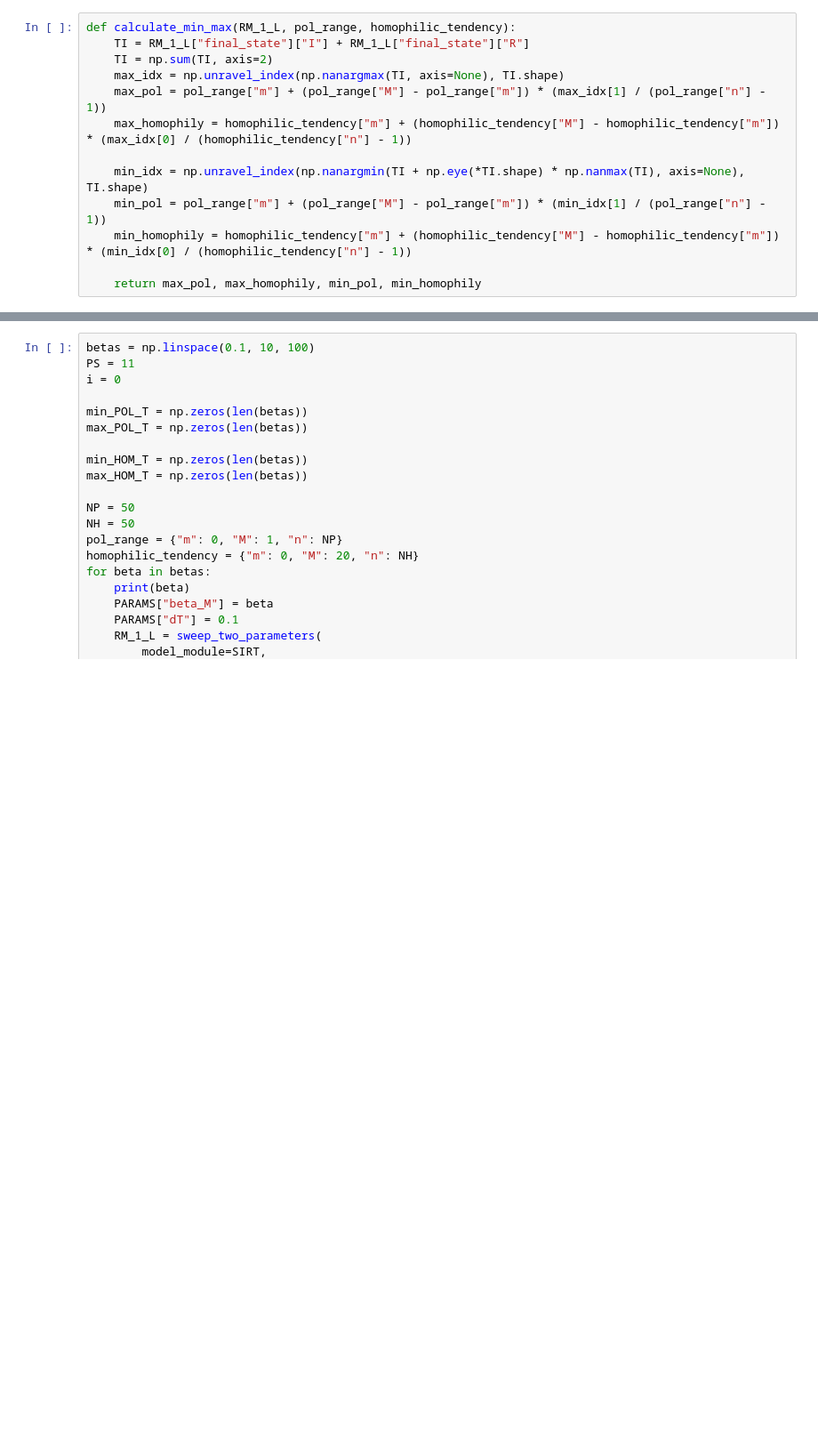
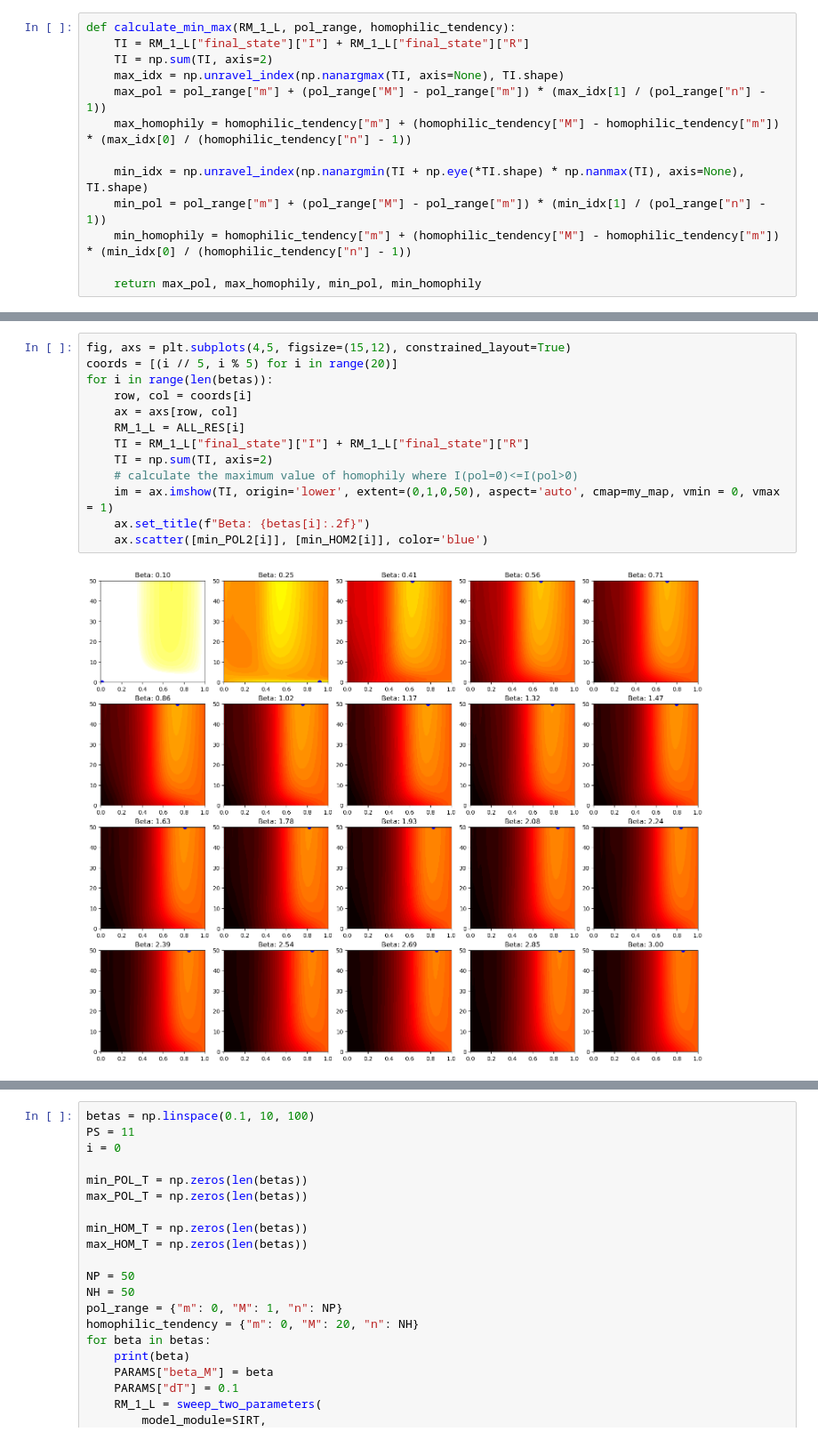
Before and after one commit to Fabio-FS/SIR-BEACON, a Jupyter notebook: notebooks/TESTS_25_11_27.ipynb, the cells around one changed output, grey strips where cells are left out. Shown at 89% size. Saved outputs shown, nothing was run; the diff lists cells and outputs as text; blank space fills up the shorter version.

```diff
--- a/notebooks/TESTS_25_11_27.ipynb
+++ b/notebooks/TESTS_25_11_27.ipynb
@@ -104 +229,16 @@ for beta in betas:
+# %%
+fig, axs = plt.subplots(4,5, figsize=(15,12), constrained_layout=True)
+coords = [(i // 5, i % 5) for i in range(20)]
+for i in range(len(betas)):
+    row, col = coords[i]
+    ax = axs[row, col]
+    RM_1_L = ALL_RES[i]
+    TI = RM_1_L["final_state"]["I"] + RM_1_L["final_state"]["R"]
+    TI = np.sum(TI, axis=2)
+    # calculate the maximum value of homophily where I(pol=0)<=I(pol>0)
+    im = ax.imshow(TI, origin='lower', extent=(0,1,0,50), aspect='auto', cmap=my_map, vmin = 0, vmax = 1)
+    ax.set_title(f"Beta: {betas[i]:.2f}")
+    ax.scatter([min_POL2[i]], [min_HOM2[i]], color='blue')
+# %% [output]
+[figure, added]
 # %%
```
Also changed, not shown: parts of 16 cells of this notebook, 23 other files.
